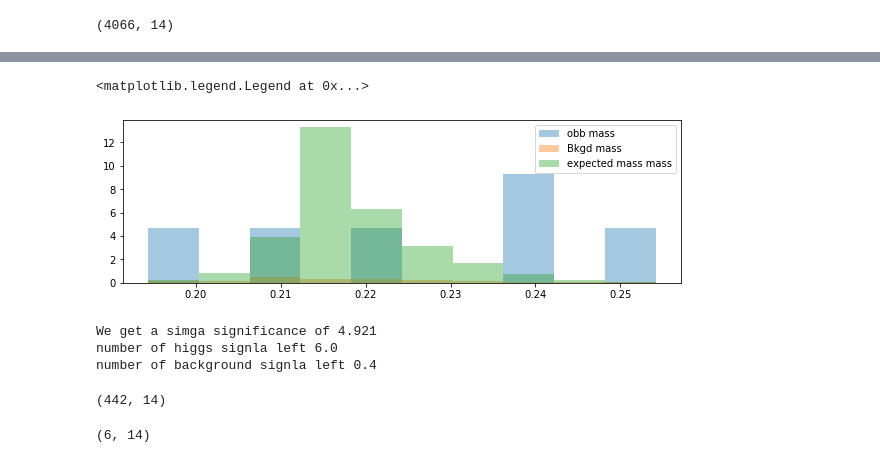
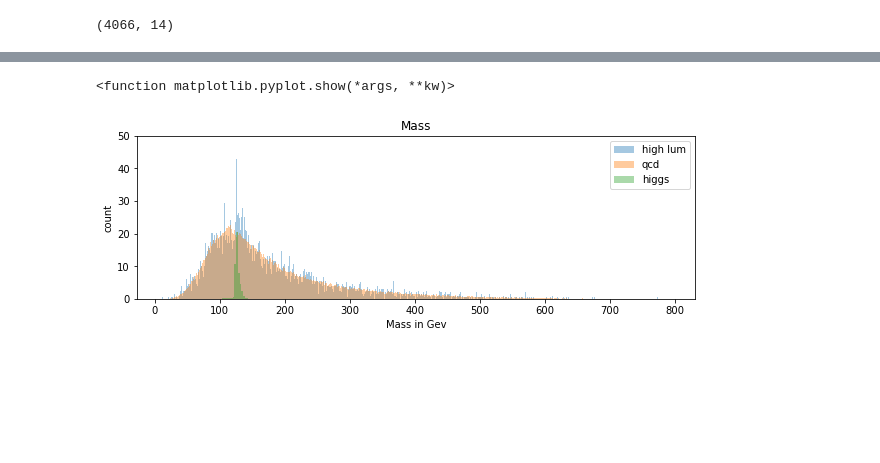
Before and after one commit to GammasBox/phys434Lab, a Jupyter notebook: Lab8.ipynb, the cells around one changed output, grey strips where cells are left out. Drawn from its saved outputs; the diff is of its cells as text; code cells hidden in the pictures; blank space fills up the shorter version.

```diff
--- a/Lab8.ipynb
+++ b/Lab8.ipynb
@@ -422,41 +91,24 @@ plt.legend()
-# %%
-lowLumCut3=cut1(0.1,0.7,'KtDeltaR',lowLumCut2)
-histlowLum , binsEdg=np.histogram(np.array(lowLumCut3['KtDeltaR']), bins=10, density= False)
-plt.bar(binsEdg[:-1], 2050*histlowLum/len(lowLum['mass']), width=np.diff(binsEdg), align="edge",alpha=0.40,label ='obb mass')
-#plt.ylim([0,250])
-
-#x = [5]*len(qcdData['mass'])
-qcdDataCut3=cut1(0.1,0.7,'KtDeltaR',qcdDataCut2)
-histQcd , binsEdg1=np.histogram(np.array(qcdDataCut3['KtDeltaR']), bins=10, density= False)
-plt.bar(binsEdg[:-1],2000 *histQcd/len(qcdData['mass']), width=np.diff(binsEdg), align="edge",alpha=0.40,label ='Bkgd mass')
-
-higgsDataCut3=cut1(0.1,0.7,'KtDeltaR',higgsDataCut2)
-histHiggs , binsEdg2=np.histogram(np.array(higgsDataCut3['KtDeltaR']), bins=10, density= False)
-plt.bar(binsEdg[:-1],(50*histHiggs/len(higgsData['mass']))+(2000 *histQcd/len(qcdData['mass'])), width=np.diff(binsEdg), align="edge",alpha=0.40,label ='expected mass mass')
-
-plt.legend()
-# %% [output]
-<matplotlib.legend.Legend at 0x...>
-[figure, removed]
-# %%
-bkgdMean = 440 * len(qcdDataCut3)/len(qcdData)
-
-signalMean = 442 * len(lowLumCut3)/len(lowLum)
-
-p = (1-scipy.stats.poisson.cdf(signalMean, bkgdMean))
-
-print('We get a simga significance of {0:1.3f}'.format(stats.norm.ppf(1-p)))
-print('number of higgs signla left {0:1.1f}'.format(signalMean))
-print('number of background signla left {0:1.1f}'.format(bkgdMean))
-# %% [output]
-We get a simga significance of 4.921
-number of higgs signla left 6.0
-number of background signla left 0.4
-# %%
-lowLum.shape
-# %% [output]
-(442, 14)
-# %%
-lowLumCut3.shape
-# %% [output]
-(6, 14)
+# %%
+
+histHighLum , binsEdg=np.histogram(np.array(highLum['mass']), bins=500, density= False)
+plt.bar(binsEdg[:-1], 2050*histHighLum/len(highLum['mass']),label ='high lum', width=np.diff(binsEdg), align="edge",alpha=0.40)
+plt.ylim([0,250])
+
+#x = [5]*len(qcdData['mass'])
+
+histQcd , binsEdg=np.histogram(np.array(qcdData['mass']), bins=500, density= False)
+plt.bar(binsEdg[:-1],2000 *histQcd/len(qcdData['mass']),label ='qcd', width=np.diff(binsEdg), align="edge",alpha=0.40)
+
+histHiggs , binsEdg=np.histogram(np.array(higgsData['mass']), bins=50, density= False)
+plt.bar(binsEdg[:-1],50*histHiggs/len(higgsData['mass']),label ='higgs', width=np.diff(binsEdg), align="edge",alpha=0.40)
+plt.legend()
+plt.title('Mass')
+plt.ylabel('count')
+plt.xlabel('Mass in Gev')
+
+plt.ylim([0,50])
+
+plt.show
+# %% [output]
+<function matplotlib.pyplot.show(*args, **kw)>
+[figure, added]
```
Also changed, not shown: parts of 61 cells of this notebook, 3 other files.
